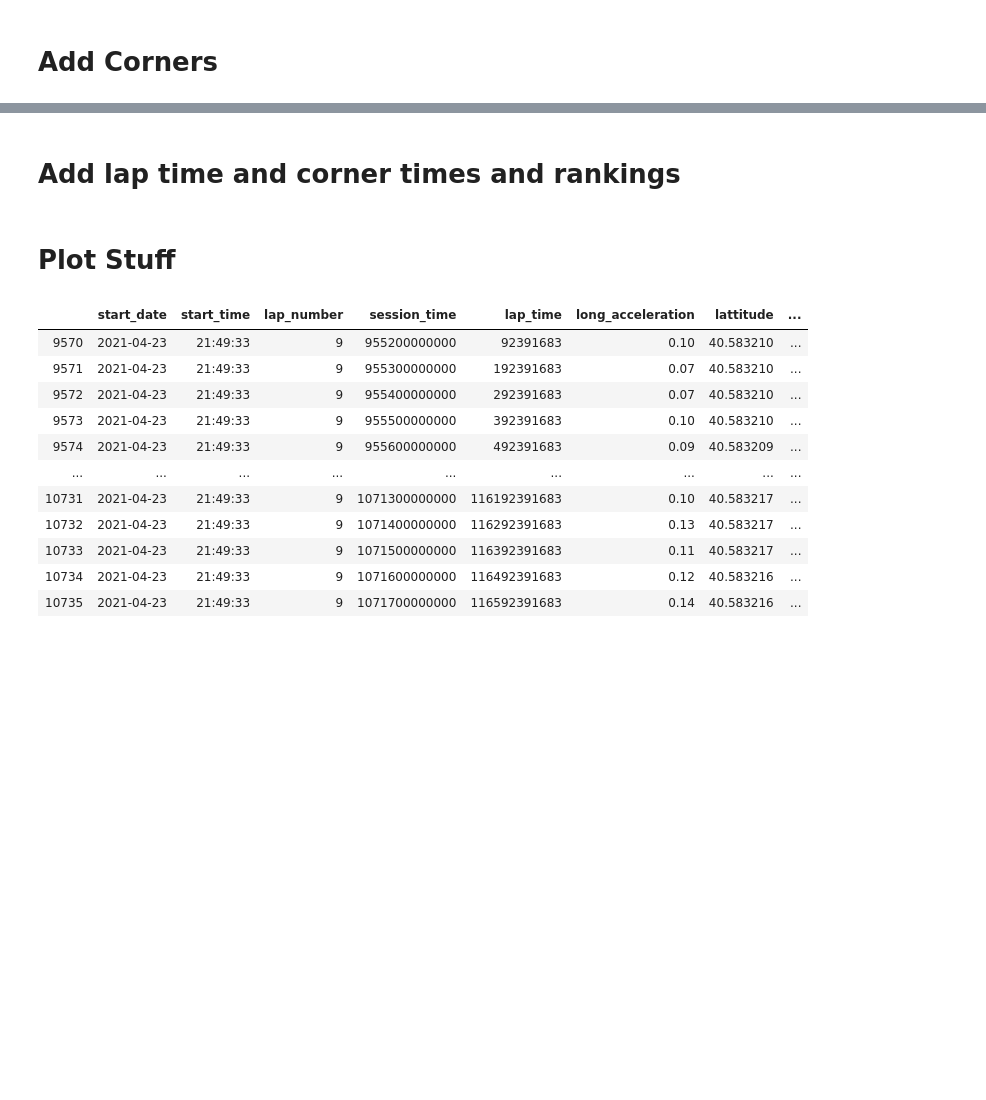
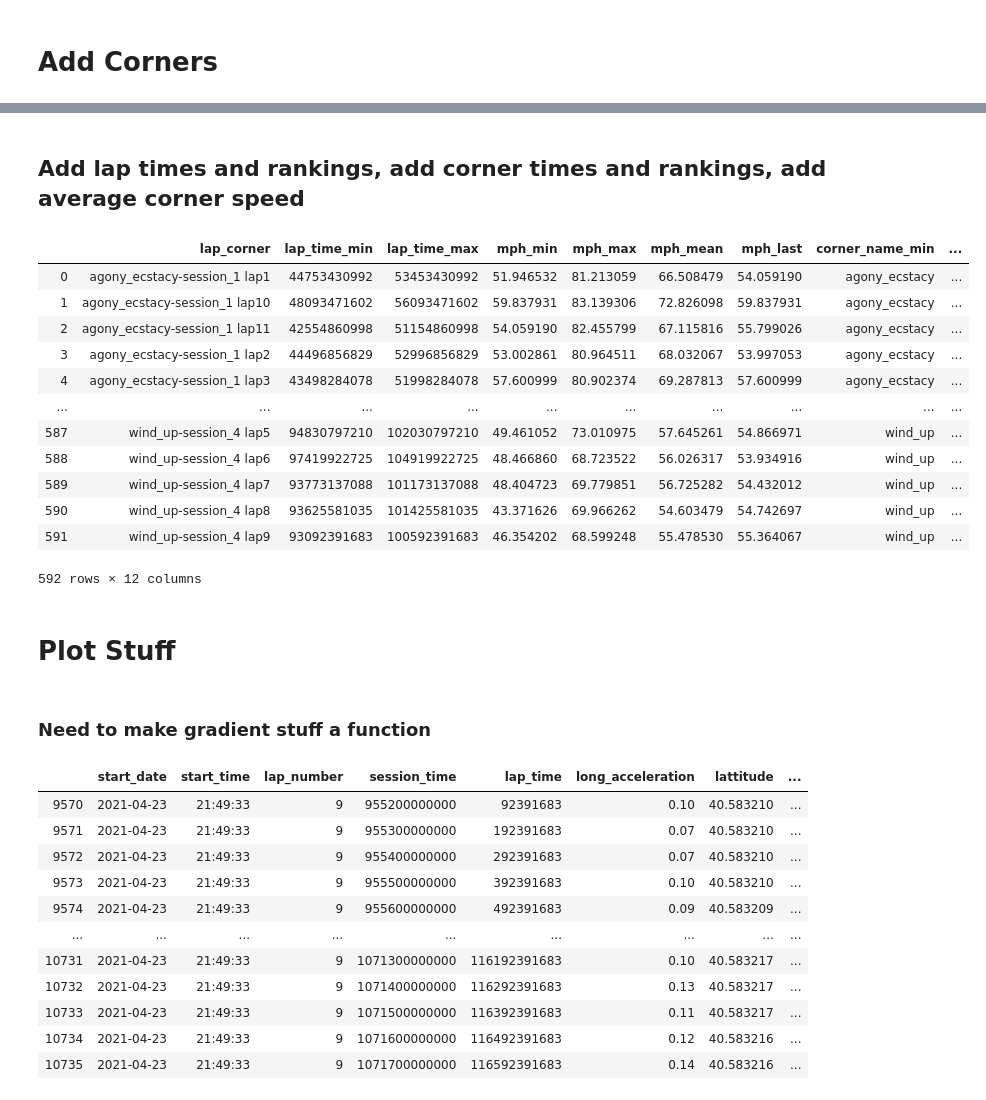
Before and after one commit to bruggles/racing_data, a Jupyter notebook: race_data.ipynb, the cells around one changed output, grey strips where cells are left out. Saved outputs shown, nothing was run; the diff lists cells and outputs as text; code cells hidden in the pictures; blank space fills up the shorter version.

Commit message:
added aggregate lap and corner details

```diff
--- a/race_data.ipynb
+++ b/race_data.ipynb
@@ -134,8 +159,8 @@ x_bound_low = x_mean - min_std*std_devs
 x_bound_high = x_mean + min_std*std_devs
 rd_clean = race_data[(race_data.lattitude < y_bound_high) & (race_data.lattitude > y_bound_low) &
                     (race_data.longitude < x_bound_high) & (race_data.longitude > x_bound_low)]
-rd_clean['lat_abs'] = rd_clean['lattitude'].abs()
-rd_clean['long_abs'] = rd_clean['longitude'].abs()
+#rd_clean['lat_abs'] = rd_clean['lattitude'].abs()
+#rd_clean['long_abs'] = rd_clean['longitude'].abs()
 rd_clean['lap_name'] = rd_clean['file'] + " lap" + rd_clean['lap_number'].astype(str)
 rd_clean = rd_clean.copy()
 # %% [output]
@@ -160,6 +175,7 @@ See the caveats in the documentation: http://pandas.pydata.org/pandas-docs/stabl
 corners = corner_assign(rd_clean['lattitude'],rd_clean['longitude'],track_configs[meta_dict[key]['track_and_config']])
 rd_clean['corner_name'] = corners['corner_name']
 rd_clean['corner_num'] = corners['corner_num']
+rd_clean['lap_corner'] = rd_clean['corner_name'] + "-" + rd_clean['lap_name']
 # %%
 rd_clean
 # %% [output]
@@ -179,5 +195,57 @@ rd_clean
 # %% [markdown]
-# Add lap time and corner times and rankings
+## Add lap times and rankings, add corner times and rankings, add average corner speed
+# %%
+def time_conv(time_col):
+    seconds_list = []
+    minutes_list = []
+    for time in time_col.to_list():
+        seconds = time/1000000000
+        minutes = int(seconds//60)
+        remaining_seconds = seconds -minutes*60
+        whole_seconds = str(int(remaining_seconds)).zfill(2)
+        partial_seconds = str(remaining_seconds%1)[1:5]
+        minutes_seconds = "%s:%s%s" % (minutes, whole_seconds, partial_seconds)
+        seconds_list.append(seconds)
+        minutes_list.append(minutes_seconds)
+    times = {'seconds':seconds_list,'minutes':minutes_list}
+    return times
+# %%
+#Lap Times and rankings
+min_time = 1000000000
+max_time = 125000000000
+lap_times = rd_clean.groupby('lap_name').agg({'lap_time': 'max'}).reset_index()
+lap_times.columns = ['lap_name','lap_time']
+lap_filter = lap_times[(lap_times.lap_time > min_time) & (lap_times.lap_time < max_time)]['lap_name'].to_list()
+lap_times = lap_times[lap_times.lap_name.isin(lap_filter)]
+lap_times['lap_rank'] = lap_times['lap_time'].rank()
+lap_times['lap_seconds'] = time_conv(lap_times['lap_time'])['seconds']
+lap_times['lap_minutes'] = time_conv(lap_times['lap_time'])['minutes']
+# %%
+#Corner Times, Rankings, Avg Corner Speed
+corner_times = rd_clean[rd_clean.lap_name.isin(lap_filter)].groupby('lap_corner').agg(
+                        {'lap_time':['min','max'],
+                        'mph':['min','max','mean','last'],
+                        'corner_name':'min'}).reset_index()
+corner_times.columns = corner_times.columns.map('_'.join).str.strip('_')
+corner_times['corner_time'] = corner_times['lap_time_max'] - corner_times['lap_time_min']
+corner_times['corner_seconds'] = time_conv(corner_times['corner_time'])['seconds']
+corner_times['corner_time_rank'] = corner_times.groupby('corner_name_min')['corner_time'].rank()
+corner_times['corner_exit_rank'] = corner_times.groupby('corner_name_min')['mph_last'].rank(ascending = False)
+corner_times
+# %% [output]
+|  | lap_corner | lap_time_min | lap_time_max | mph_min | mph_max | mph_mean | mph_last | corner_name_min | ... |
+| 0 | agony_ecstacy-session_1 lap1 | 44753430992 | 53453430992 | 51.946532 | 81.213059 | 66.508479 | 54.059190 | agony_ecstacy | ... |
+| 1 | agony_ecstacy-session_1 lap10 | 48093471602 | 56093471602 | 59.837931 | 83.139306 | 72.826098 | 59.837931 | agony_ecstacy | ... |
+| 2 | agony_ecstacy-session_1 lap11 | 42554860998 | 51154860998 | 54.059190 | 82.455799 | 67.115816 | 55.799026 | agony_ecstacy | ... |
+| 3 | agony_ecstacy-session_1 lap2 | 44496856829 | 52996856829 | 53.002861 | 80.964511 | 68.032067 | 53.997053 | agony_ecstacy | ... |
+| 4 | agony_ecstacy-session_1 lap3 | 43498284078 | 51998284078 | 57.600999 | 80.902374 | 69.287813 | 57.600999 | agony_ecstacy | ... |
+| ... | ... | ... | ... | ... | ... | ... | ... | ... | ... |
+| 587 | wind_up-session_4 lap5 | 94830797210 | 102030797210 | 49.461052 | 73.010975 | 57.645261 | 54.866971 | wind_up | ... |
+| 588 | wind_up-session_4 lap6 | 97419922725 | 104919922725 | 48.466860 | 68.723522 | 56.026317 | 53.934916 | wind_up | ... |
+| 589 | wind_up-session_4 lap7 | 93773137088 | 101173137088 | 48.404723 | 69.779851 | 56.725282 | 54.432012 | wind_up | ... |
+| 590 | wind_up-session_4 lap8 | 93625581035 | 101425581035 | 43.371626 | 69.966262 | 54.603479 | 54.742697 | wind_up | ... |
+| 591 | wind_up-session_4 lap9 | 93092391683 | 100592391683 | 46.354202 | 68.599248 | 55.478530 | 55.364067 | wind_up | ... |
+592 rows × 12 columns
 # %% [markdown]
 # Plot Stuff
 # %%
@@ -190,6 +258,8 @@ def plot_bounds(lat_column,lon_column,adder = .0001):
     return lat_min, lat_max, lon_min, lon_max
 
 lat_min, lat_max, lon_min, lon_max = plot_bounds(rd_clean['lattitude'],rd_clean['longitude'])
+# %% [markdown]
+### Need to make gradient stuff a function
 # %%
 #gradient stuff
 #https://colordesigner.io/gradient-generator
```
Also changed, not shown: parts of 11 cells of this notebook.
